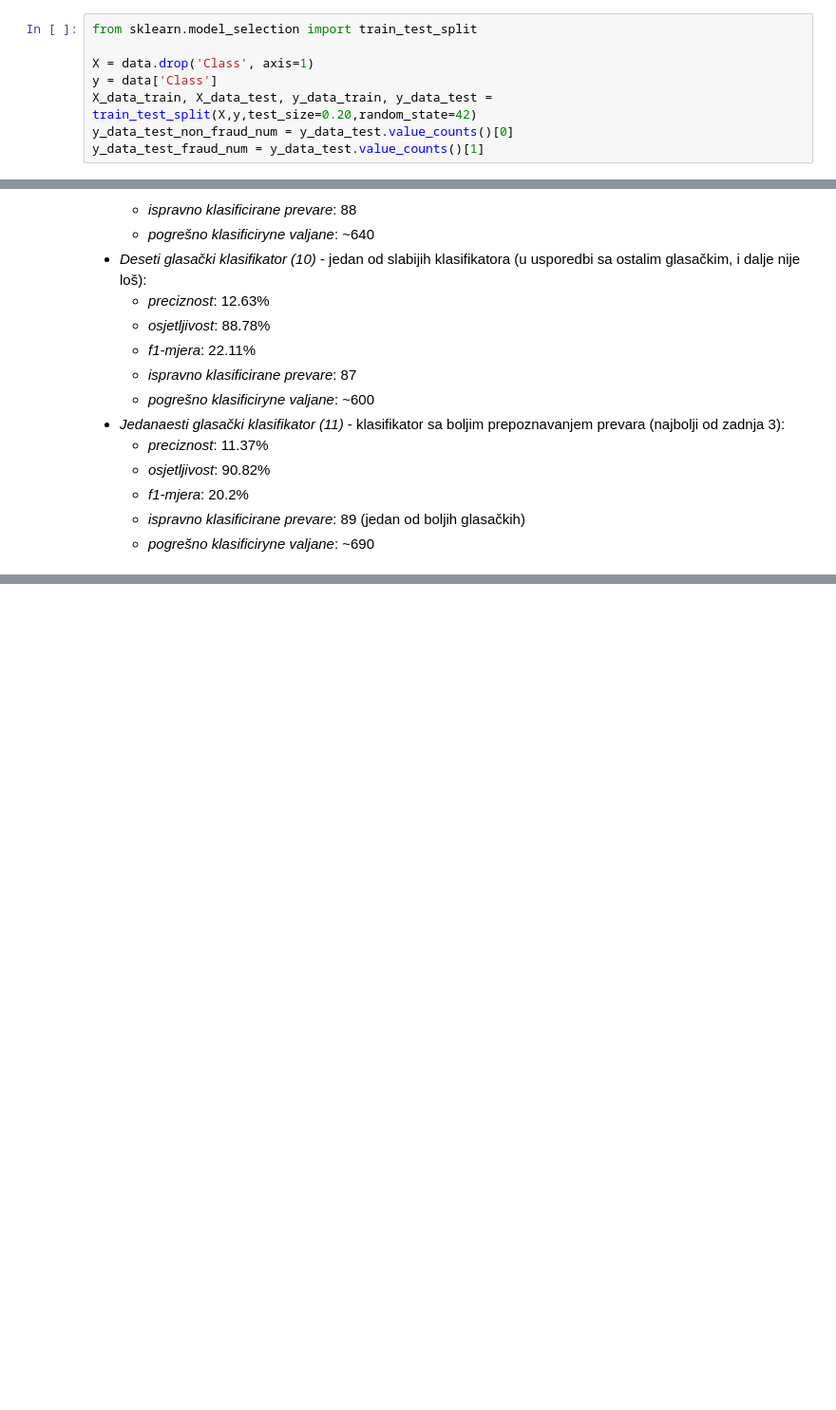
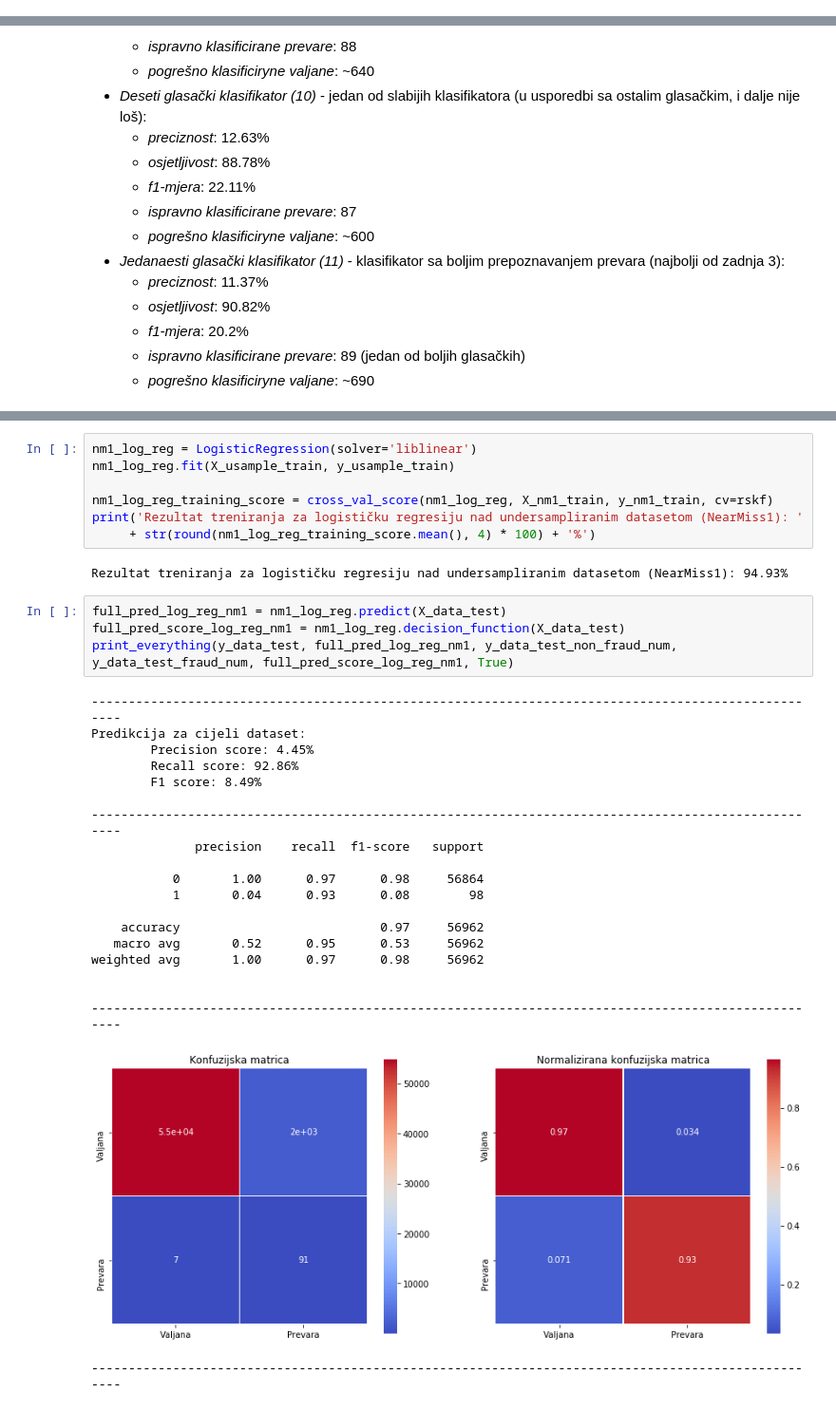
Before and after one commit to occamsrazor81/creditCard, a Jupyter notebook: undersampling_ccfd.ipynb, the cells around one changed output, grey strips where cells are left out. Shown at 95% size. Cells and saved outputs as stored; diff of their text form; blank space fills up the shorter version.

```diff
--- a/undersampling_ccfd.ipynb
+++ b/undersampling_ccfd.ipynb
@@ -46,8 +2,0 @@ data.insert(0, 'Amount_after_scaling', amount_after_scaling)
-# %%
-from sklearn.model_selection import train_test_split
-
-X = data.drop('Class', axis=1)
-y = data['Class']
-X_data_train, X_data_test, y_data_train, y_data_test = train_test_split(X,y,test_size=0.20,random_state=42)
-y_data_test_non_fraud_num = y_data_test.value_counts()[0]
-y_data_test_fraud_num = y_data_test.value_counts()[1]
@@ -1857,0 +1857,34 @@ Komentari za prva 4 glasačka klasifikatora: <br>
+# %%
+nm1_log_reg = LogisticRegression(solver='liblinear')
+nm1_log_reg.fit(X_usample_train, y_usample_train)
+
+nm1_log_reg_training_score = cross_val_score(nm1_log_reg, X_nm1_train, y_nm1_train, cv=rskf)
+print('Rezultat treniranja za logističku regresiju nad undersampliranim datasetom (NearMiss1): '
+     + str(round(nm1_log_reg_training_score.mean(), 4) * 100) + '%')
+# %% [output]
+Rezultat treniranja za logističku regresiju nad undersampliranim datasetom (NearMiss1): 94.93%
+# %%
+full_pred_log_reg_nm1 = nm1_log_reg.predict(X_data_test)
+full_pred_score_log_reg_nm1 = nm1_log_reg.decision_function(X_data_test)
+print_everything(y_data_test, full_pred_log_reg_nm1, y_data_test_non_fraud_num, y_data_test_fraud_num, full_pred_score_log_reg_nm1, True)
+# %% [output]
+----------------------------------------------------------------------------------------------------
+Predikcija za cijeli dataset:
+        Precision score: 4.45%
+        Recall score: 92.86%
+        F1 score: 8.49%
+
+----------------------------------------------------------------------------------------------------
+              precision    recall  f1-score   support
+
+           0       1.00      0.97      0.98     56864
+           1       0.04      0.93      0.08        98
+
+    accuracy                           0.97     56962
+   macro avg       0.52      0.95      0.53     56962
+weighted avg       1.00      0.97      0.98     56962
+
+
+----------------------------------------------------------------------------------------------------
+[figure, added]
+----------------------------------------------------------------------------------------------------
```
Also changed, not shown: parts of 21 cells of this notebook, 3 other files.
